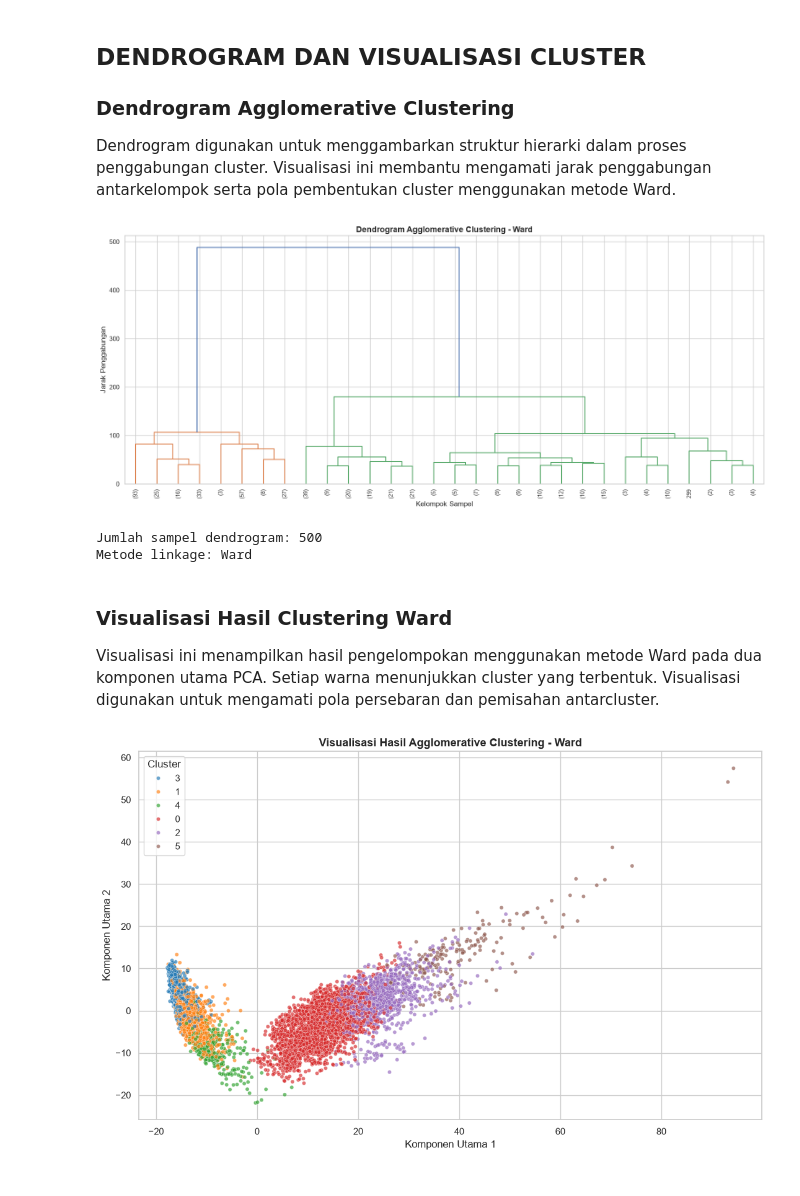
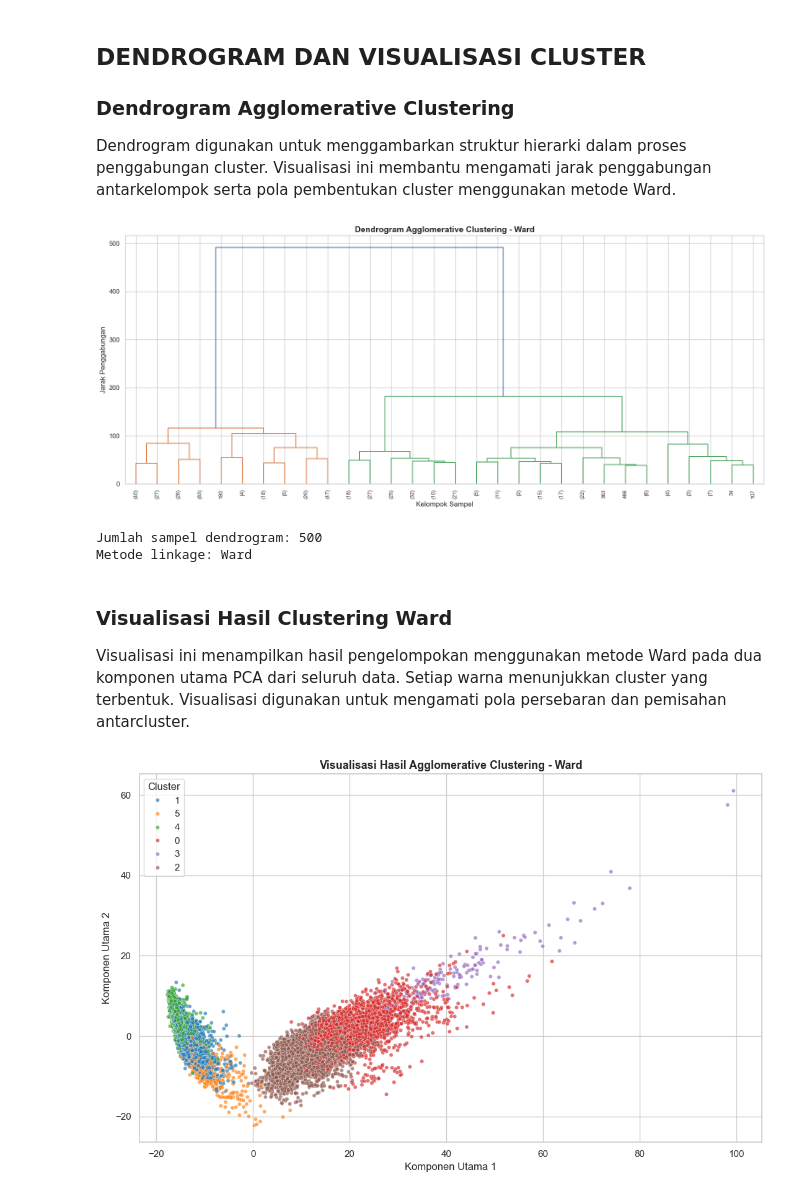
Before and after one commit to KLVA147/10_DS-IF-A_DC-Cakung, a Jupyter notebook: Main.ipynb, the cells around one changed output. Saved outputs shown, nothing was run; the diff lists cells and outputs as text; code cells hidden in the pictures.

```diff
--- a/Main.ipynb
+++ b/Main.ipynb
@@ -1147,15 +1102,11 @@ Pada penelitian ini dilakukan perbandingan tiga metode linkage, yaitu Ward, Comp
 # %%
 # 15. AGGLOMERATIVE HIERARCHICAL CLUSTERING
-
-from sklearn.cluster import AgglomerativeClustering
-import time
-
 print("=" * 60)
 print("AGGLOMERATIVE HIERARCHICAL CLUSTERING")
 print("=" * 60)
 
-# Menggunakan data training hasil PCA
-X_cluster = X_train_pca
+# Menggunakan seluruh data hasil PCA
+X_cluster = X_pca
 
 n_clusters = 6
 
@@ -1342,63 +1269,60 @@ Dendrogram digunakan untuk menggambarkan struktur hierarki dalam proses penggabu
 # %%
 # 17. VISUALISASI DENDROGRAM WARD
 
-from scipy.cluster.hierarchy import linkage, dendrogram
-
-# Mengambil sampel data training agar dendrogram lebih ringan
+# Mengambil sampel dari seluruh data PCA agar dendrogram lebih ringan
 rng = np.random.RandomState(42)
-sample_size = min(500, len(X_train_pca))
+sample_size = min(500, len(X_pca))
 
 sample_indices = rng.choice(
-    len(X_train_pca),
+    len(X_pca),
     size=sample_size,
     replace=False
 )
 
-X_dendrogram = X_train_pca[sample_indices]
+X_dendrogram = X_pca[sample_indices]
 
-# Menghitung hierarchical linkage
 Z_ward = linkage(
     X_dendrogram,
     method='ward',
     metric='euclidean'
 )
 
 plt.figure(figsize=(16, 7))
 
 dendrogram(
     Z_ward,
     truncate_mode='lastp',
     p=30,
     show_leaf_counts=True,
     leaf_rotation=90,
     leaf_font_size=9
 )
 
 plt.title(
     'Dendrogram Agglomerative Clustering - Ward',
     fontsize=14,
     fontweight='bold'
 )
 plt.xlabel('Kelompok Sampel')
 plt.ylabel('Jarak Penggabungan')
 plt.tight_layout()
 plt.show()
 
 print("Jumlah sampel dendrogram:", sample_size)
 print("Metode linkage: Ward")
 # %% [output]
-[figure, old version]
+[figure, new version]
 Jumlah sampel dendrogram: 500
 Metode linkage: Ward
 # %% [markdown]
 ### Visualisasi Hasil Clustering Ward
 
-Visualisasi ini menampilkan hasil pengelompokan menggunakan metode Ward pada dua komponen utama PCA. Setiap warna menunjukkan cluster yang terbentuk. Visualisasi digunakan untuk mengamati pola persebaran dan pemisahan antarcluster.
+Visualisasi ini menampilkan hasil pengelompokan menggunakan metode Ward pada dua komponen utama PCA dari seluruh data. Setiap warna menunjukkan cluster yang terbentuk. Visualisasi digunakan untuk mengamati pola persebaran dan pemisahan antarcluster.
 # %%
 # VISUALISASI CLUSTER WARD PADA PCA 2D
 
 df_cluster_vis = pd.DataFrame(
-    X_train_2d,
+    X_full_2d,
     columns=['PCA_Component_1', 'PCA_Component_2']
 )
 
@@ -1427,7 +1351,7 @@ plt.legend(title='Cluster')
 plt.tight_layout()
 plt.show()
 # %% [output]
-[figure, old version]
+[figure, new version]
 # %%
 # DISTRIBUSI ANGGOTA CLUSTER WARD
 
```
Also changed, not shown: parts of 19 cells of this notebook, 32 other files.
